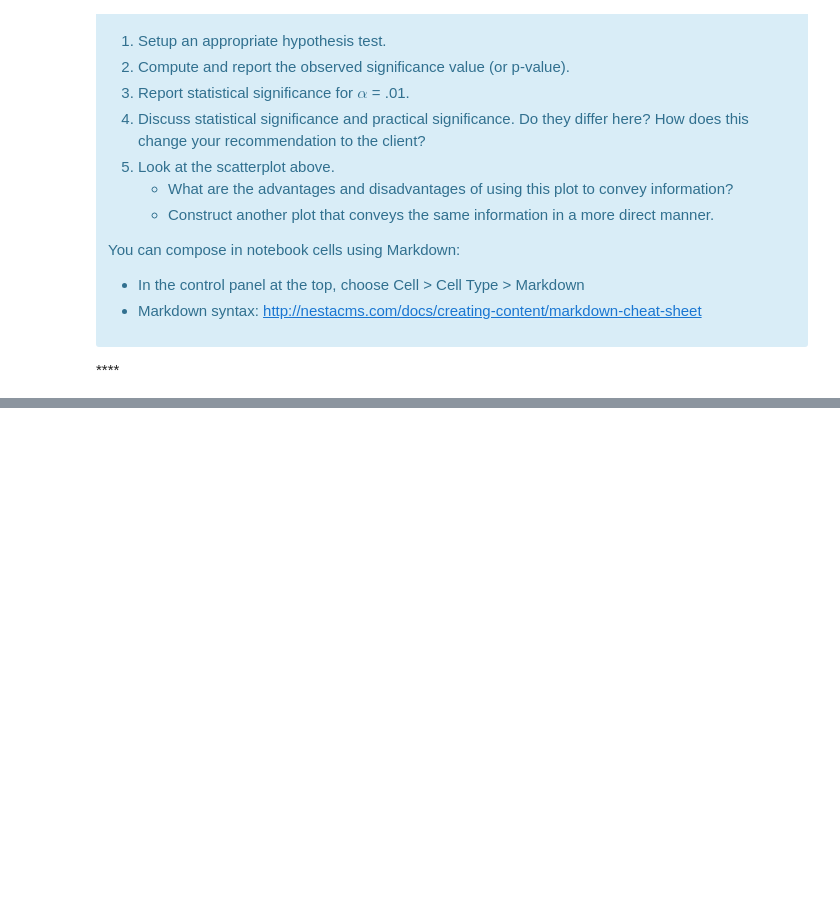
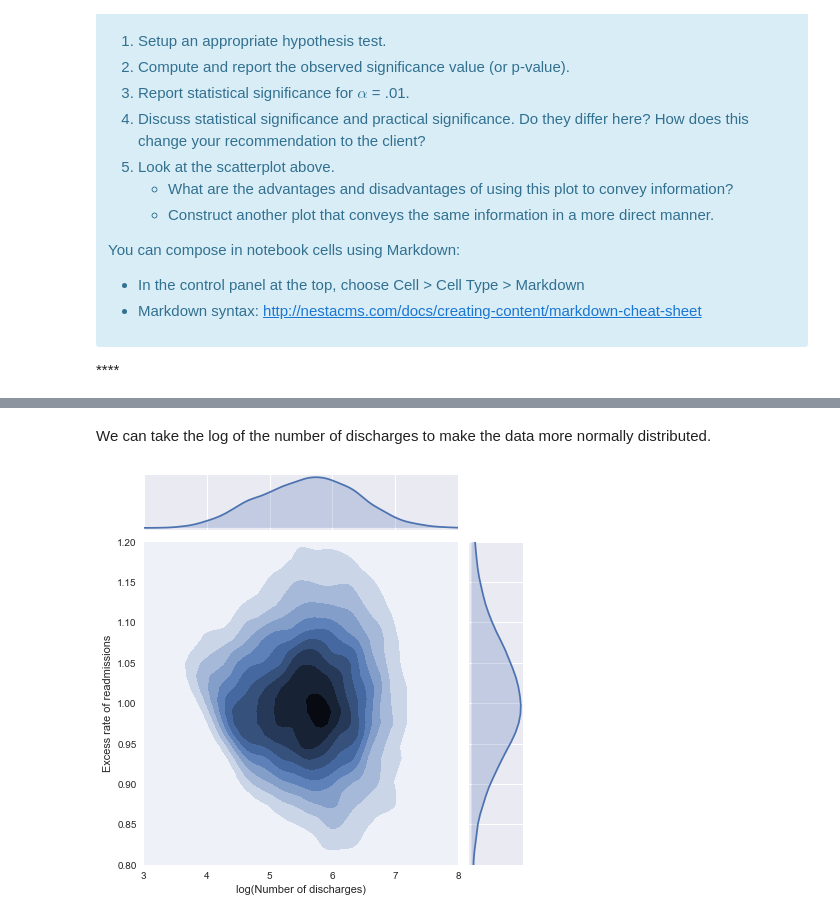
Before and after one commit to klane/springboard, a Jupyter notebook: inferential-statistics/hospital-readmission/hospital-readmission.ipynb, the cells around one changed output, grey strips where cells are left out. Cells and saved outputs as stored; diff of their text form; code cells hidden in the pictures; blank space fills up the shorter version.

```diff
--- a/inferential-statistics/hospital-readmission/hospital-readmission.ipynb
+++ b/inferential-statistics/hospital-readmission/hospital-readmission.ipynb
@@ -108,0 +199,8 @@ You can compose in notebook cells using Markdown:
+# %% [markdown]
+We can take the log of the number of discharges to make the data more normally distributed.
+# %%
+ax = sns.jointplot(np.log(x), y, kind='kde', stat_func=None, xlim=(3, 8), ylim=(0.8, 1.2))
+ax.set_axis_labels(xlabel='log(Number of discharges)', ylabel='Excess rate of readmissions')
+plt.show()
+# %% [output]
+[figure, added]
```
Also changed, not shown: parts of 27 cells of this notebook.
